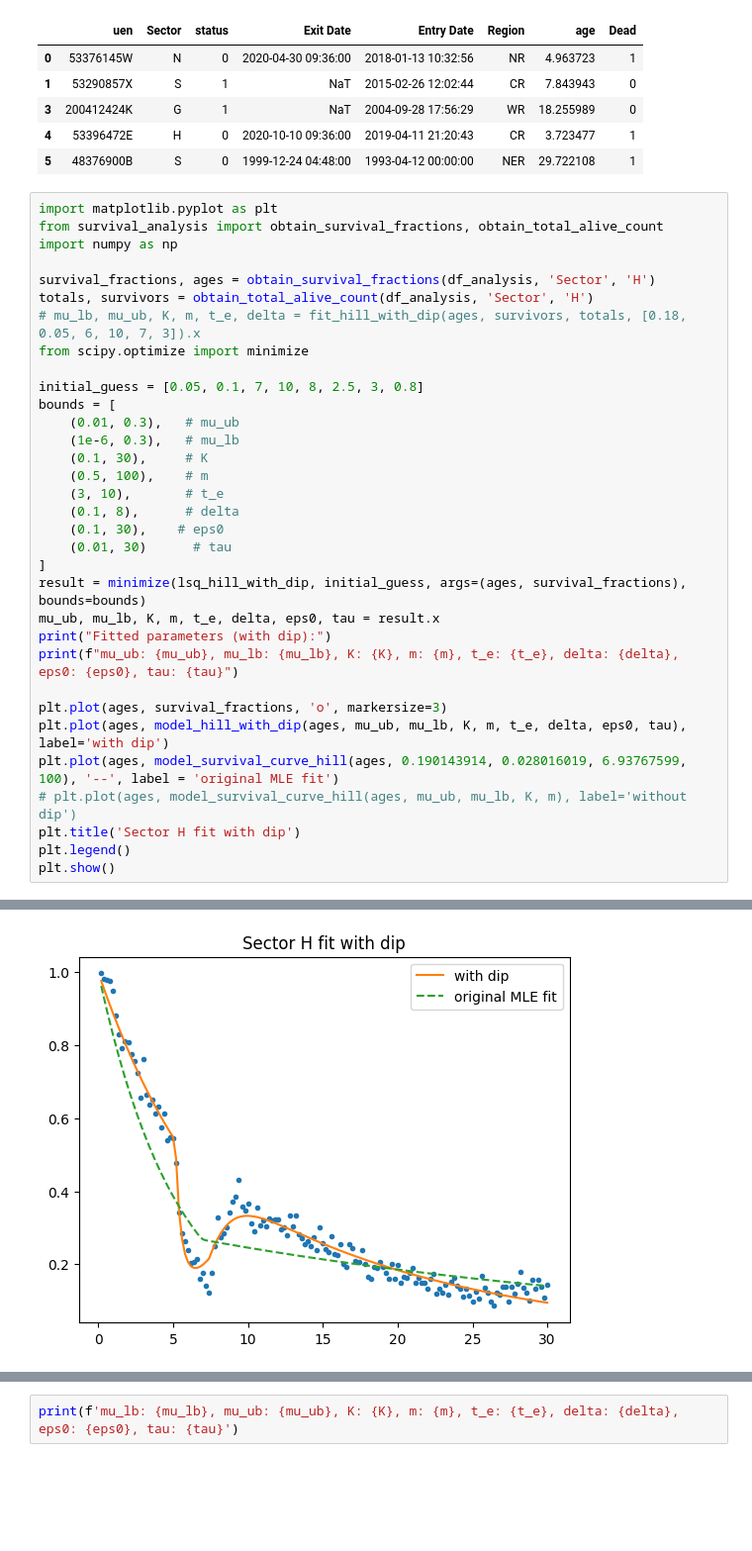
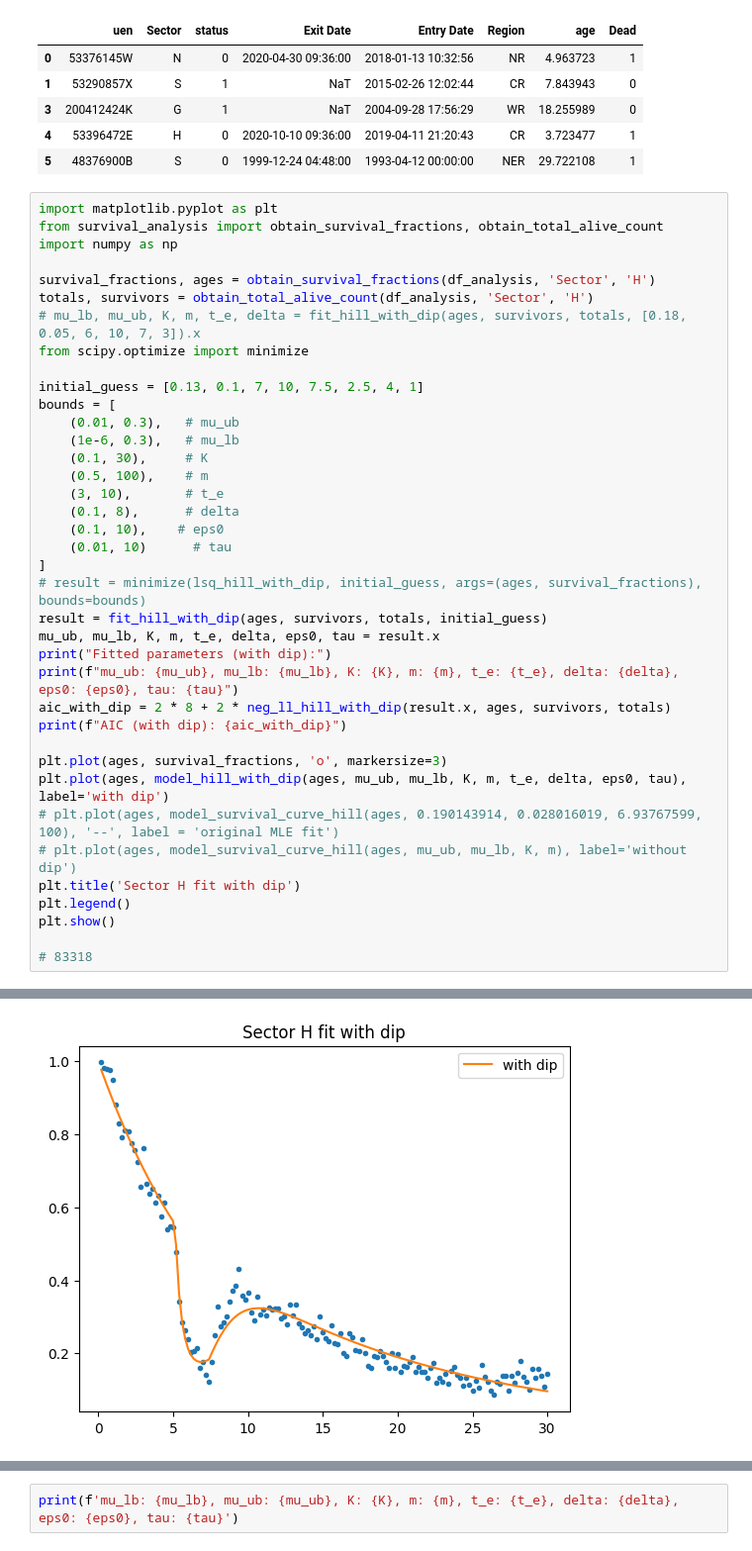
Before and after one commit to maxcyn/a-star, a Jupyter notebook: dip_model.ipynb, the cells around one changed output, grey strips where cells are left out. Shown at 99% size. Cells and saved outputs as stored; diff of their text form; blank space fills up the shorter version.

```diff
--- a/dip_model.ipynb
+++ b/dip_model.ipynb
@@ -108,7 +92,7 @@ totals, survivors = obtain_total_alive_count(df_analysis, 'Sector', 'H')
 # mu_lb, mu_ub, K, m, t_e, delta = fit_hill_with_dip(ages, survivors, totals, [0.18, 0.05, 6, 10, 7, 3]).x
 from scipy.optimize import minimize
 
-initial_guess = [0.05, 0.1, 7, 10, 8, 2.5, 3, 0.8]
+initial_guess = [0.13, 0.1, 7, 10, 7.5, 2.5, 4, 1]
 bounds = [
     (0.01, 0.3),   # mu_ub
     (1e-6, 0.3),   # mu_lb
@@ -116,20 +100,25 @@ bounds = [
     (0.5, 100),    # m
     (3, 10),       # t_e
     (0.1, 8),      # delta
-    (0.1, 30),    # eps0
-    (0.01, 30)      # tau
+    (0.1, 10),    # eps0
+    (0.01, 10)      # tau
 ]
-result = minimize(lsq_hill_with_dip, initial_guess, args=(ages, survival_fractions), bounds=bounds)
+# result = minimize(lsq_hill_with_dip, initial_guess, args=(ages, survival_fractions), bounds=bounds)
+result = fit_hill_with_dip(ages, survivors, totals, initial_guess)
 mu_ub, mu_lb, K, m, t_e, delta, eps0, tau = result.x
 print("Fitted parameters (with dip):")
 print(f"mu_ub: {mu_ub}, mu_lb: {mu_lb}, K: {K}, m: {m}, t_e: {t_e}, delta: {delta}, eps0: {eps0}, tau: {tau}")
+aic_with_dip = 2 * 8 + 2 * neg_ll_hill_with_dip(result.x, ages, survivors, totals)
+print(f"AIC (with dip): {aic_with_dip}")
 
 plt.plot(ages, survival_fractions, 'o', markersize=3)
 plt.plot(ages, model_hill_with_dip(ages, mu_ub, mu_lb, K, m, t_e, delta, eps0, tau), label='with dip')
-plt.plot(ages, model_survival_curve_hill(ages, 0.190143914, 0.028016019, 6.93767599, 100), '--', label = 'original MLE fit')
+# plt.plot(ages, model_survival_curve_hill(ages, 0.190143914, 0.028016019, 6.93767599, 100), '--', label = 'original MLE fit')
 # plt.plot(ages, model_survival_curve_hill(ages, mu_ub, mu_lb, K, m), label='without dip')
 plt.title('Sector H fit with dip')
 plt.legend()
 plt.show()
+
+# 83318
 # %% [output]
 Fitted parameters (with dip):
@@ -137 +127 @@ mu_ub: 0.12038594483269338, mu_lb: 0.06665328024227996, K: 6.604096774511269, m:
-[figure, old version]
+[figure, new version]
```
Also changed, not shown: parts of 11 cells of this notebook.
